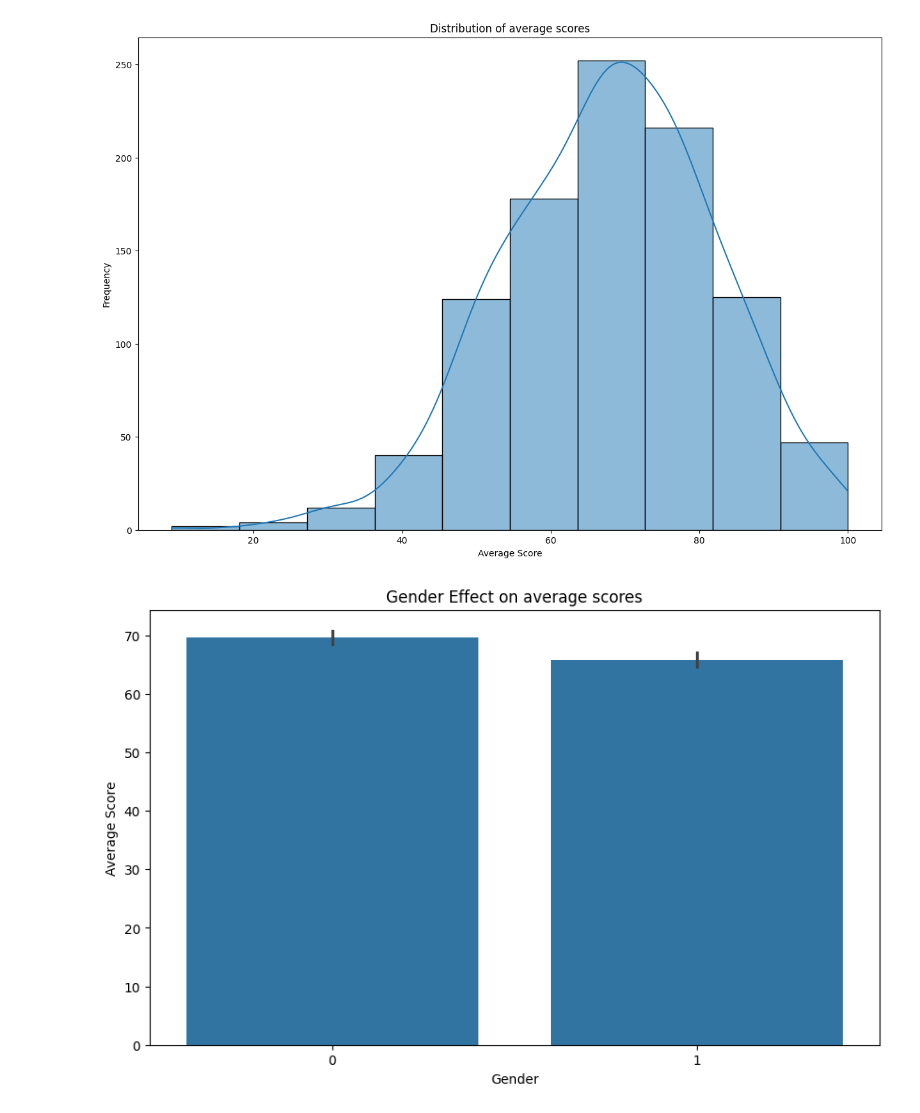
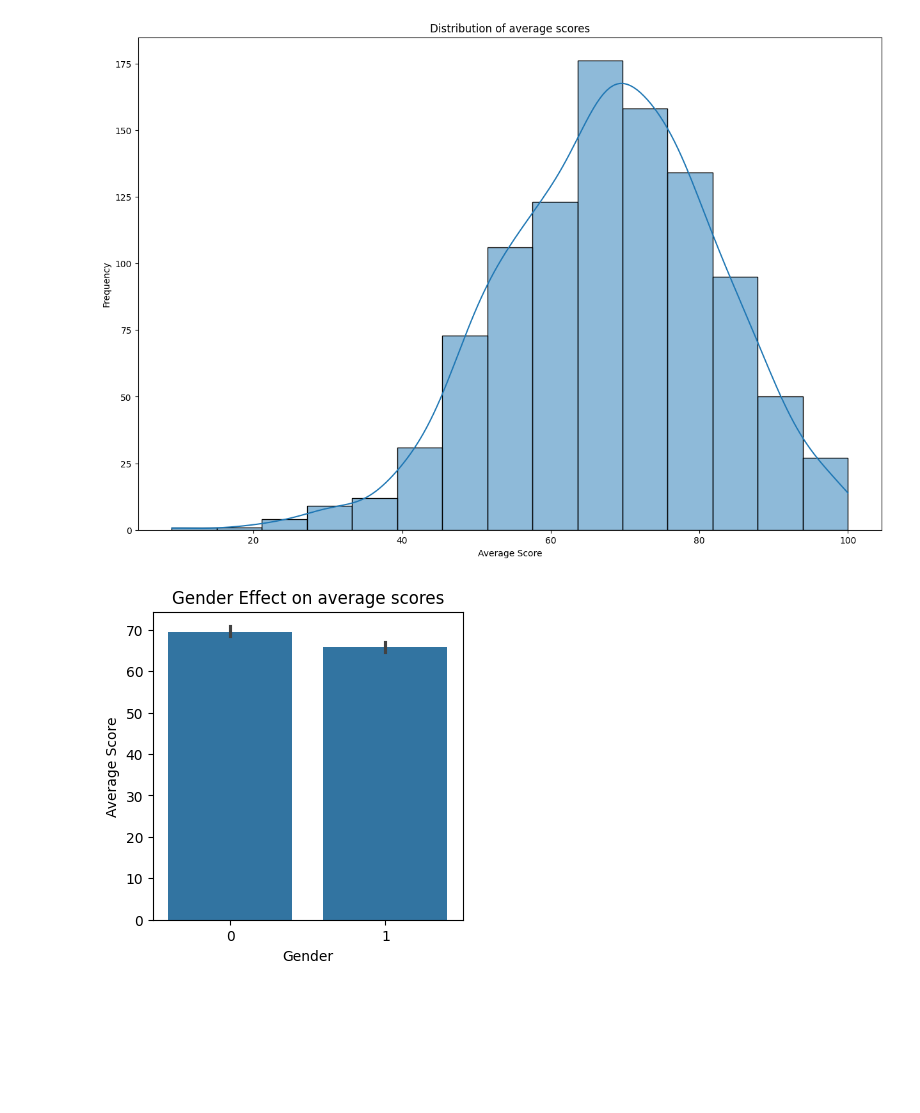
Before and after one commit to emuzhaka20/Project2_DA, a Jupyter notebook: Notebooks/Analysis.ipynb, the cells around one changed output. Cells and saved outputs as stored; diff of their text form; code cells hidden in the pictures; blank space fills up the shorter version.

```diff
--- a/Notebooks/Analysis.ipynb
+++ b/Notebooks/Analysis.ipynb
@@ -1,62 +1,60 @@
 # %%
-# Import necessary libraries
 import pandas as pd
 import matplotlib.pyplot as plt
 import seaborn as sns
 
-# Ensure plots are displayed inline
 %matplotlib inline
 
-# Load the dataset (make sure the path is correct)
+# Loading the dataset
 data = pd.read_excel(r'C:\Users\eljo6\Desktop\Project2_DA\Dataset\Dataset.xlsx',)
 
-# Histogram of Happiness Scores (adjust column name if necessary)
+# Histogram of average scores
 plt.figure(figsize=(15, 10))
-sns.histplot(data['average_score'], bins=10, kde=True)
+sns.histplot(data['average_score'], bins=15, kde=True)
 plt.title('Distribution of average scores')
 plt.xlabel('Average Score')
 plt.ylabel('Frequency')
 plt.show()  # Make sure to include this line
 
-# Scatter plot of Happiness Score vs GDP per Capita
-plt.figure(figsize=(10, 6))
+# Scatter plot of average scores regarding gender
+plt.figure(figsize=(4, 4))
 sns.barplot(data=data, x='gender', y='average_score')
 plt.title('Gender Effect on average scores')
 plt.xlabel('Gender')
 plt.ylabel('Average Score')
 plt.show()
 
-# Box plot of Happiness Scores by Region (if applicable)
-plt.figure(figsize=(25, 6))
+# Box plot of average scores regarding ethnicity, Parental education, lunch and preparation course
+plt.figure(figsize=(10, 6))
 sns.barplot(x='race_ethnicity', y='average_score', data=data)
 plt.title('AVG scores based on race ethnicity')
 plt.xlabel('ethnicity')
 plt.ylabel('Score')
 plt.xticks(rotation=45)
 plt.show()
 
 plt.figure(figsize=(10, 6))
-sns.barplot(x='parental_level_of_education', y='math_score', data=data)
-plt.title('math scores based on parental_level_of_education')
+sns.barplot(x='parental_level_of_education', y='average_score', data=data)
+plt.title('AVG scores based on parental level of education')
 plt.xlabel('parental_level_of_education')
-plt.ylabel('Math Score')
+plt.ylabel('Average Score')
 plt.xticks(rotation=45)
 plt.show()
 
-# Scatter plot of Happiness Score vs Social Support
-plt.figure(figsize=(10, 6))
+
+plt.figure(figsize=(4, 5))
 sns.barplot(data=data, x='lunch', y='average_score')
 plt.title('Lunch effect on avg score')
 plt.xlabel('Lunch')
 plt.ylabel('Score')
 plt.show()
 
-plt.figure(figsize=(10, 6))
+plt.figure(figsize=(4, 5))
 sns.barplot(data=data, x='test_preparation_course', y='average_score')
-plt.title('test_preparation_course effect on avg score')
+plt.title('test preparation course effect on avg score')
 plt.xlabel('test_preparation_course')
 plt.ylabel('Score')
 plt.show()
 # %% [output]
-[figure, old version]
+[figure, new version]
-[figure, old version]
+[figure, new version]
```
Also changed, not shown: parts of 1 cell of this notebook.
